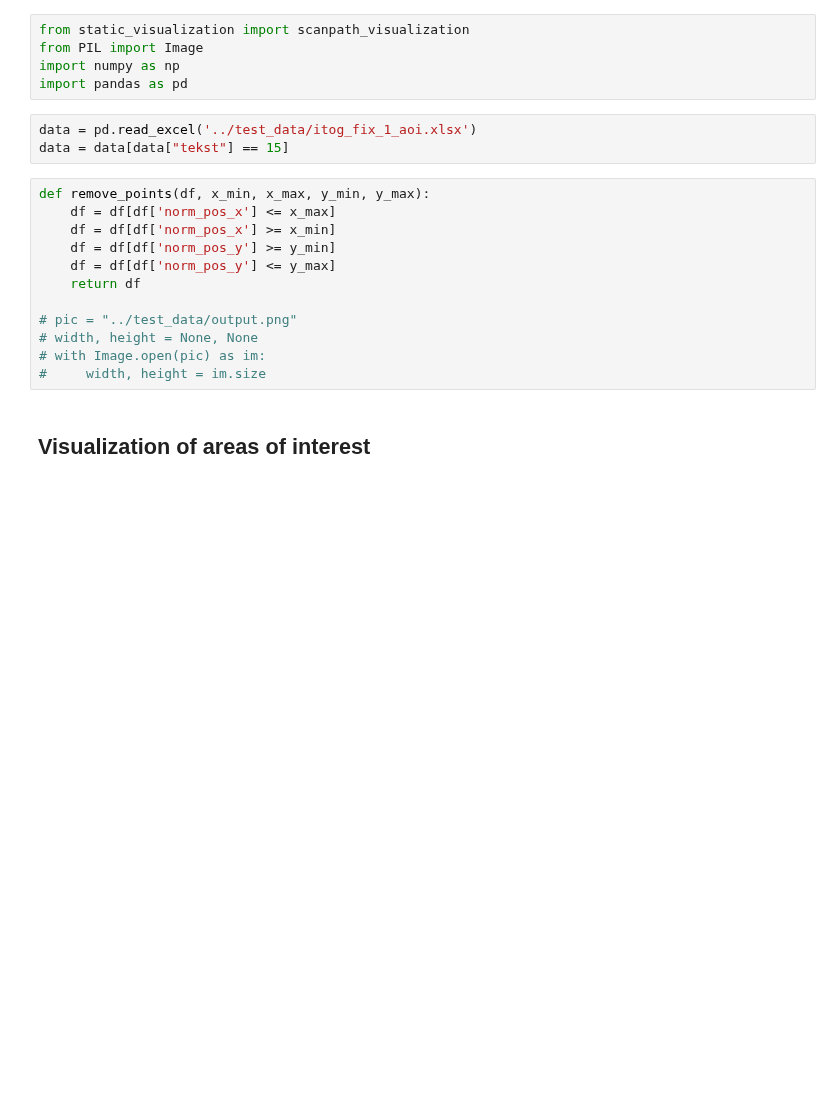
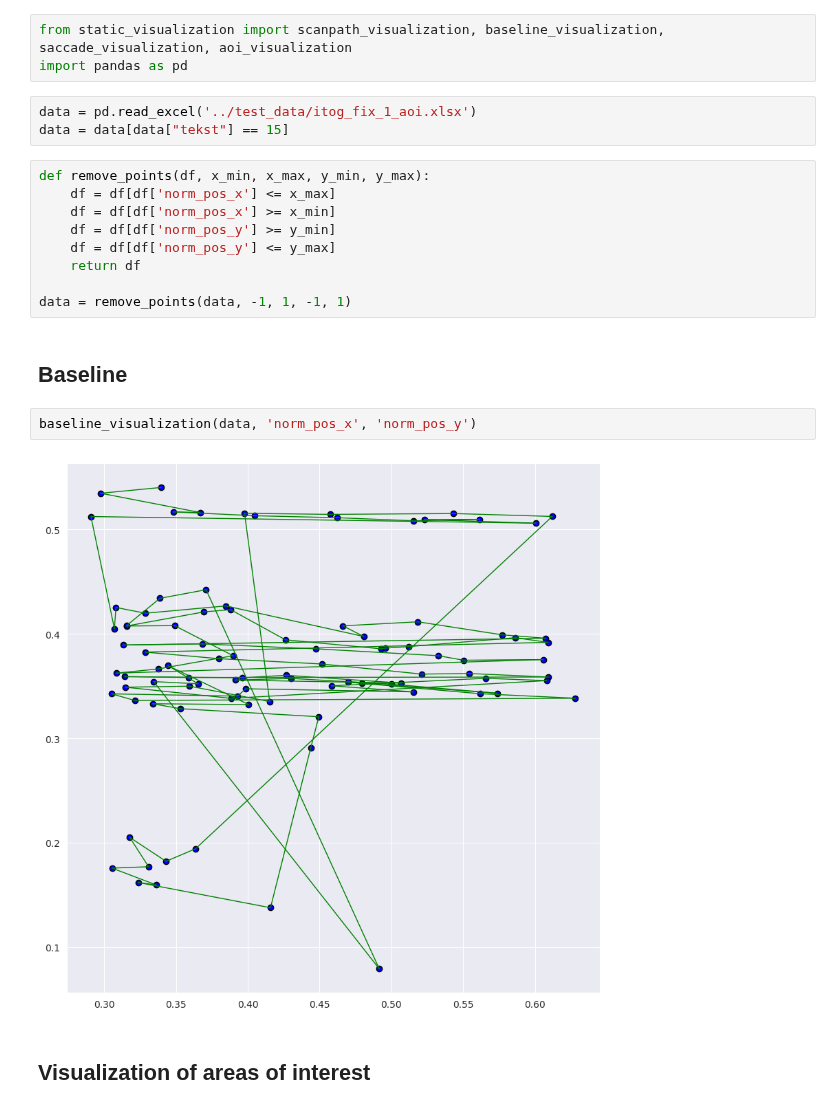
Before and after one commit to hse-scila/EyeFeatures, a Jupyter notebook: eyetracking/visualization/visualization_test.ipynb, the cells around one changed output. Saved outputs shown, nothing was run; the diff lists cells and outputs as text; blank space fills up the shorter version.

```diff
--- a/eyetracking/visualization/visualization_test.ipynb
+++ b/eyetracking/visualization/visualization_test.ipynb
@@ -1,7 +1,5 @@
 # %%
-from static_visualization import scanpath_visualization
-from PIL import Image
-import numpy as np
+from static_visualization import scanpath_visualization, baseline_visualization, saccade_visualization, aoi_visualization
 import pandas as pd
 # %%
 data = pd.read_excel('../test_data/itog_fix_1_aoi.xlsx')
@@ -14,9 +12,12 @@ def remove_points(df, x_min, x_max, y_min, y_max):
     df = df[df['norm_pos_y'] <= y_max]
     return df
 
-# pic = "../test_data/output.png"
-# width, height = None, None
-# with Image.open(pic) as im:
-#     width, height = im.size
+data = remove_points(data, -1, 1, -1, 1)
+# %% [markdown]
+## Baseline
+# %%
+baseline_visualization(data, 'norm_pos_x', 'norm_pos_y')
+# %% [output]
+[figure, added]
 # %% [markdown]
 ## Visualization of areas of interest
```
Also changed, not shown: parts of 5 cells of this notebook, 1 other file.
